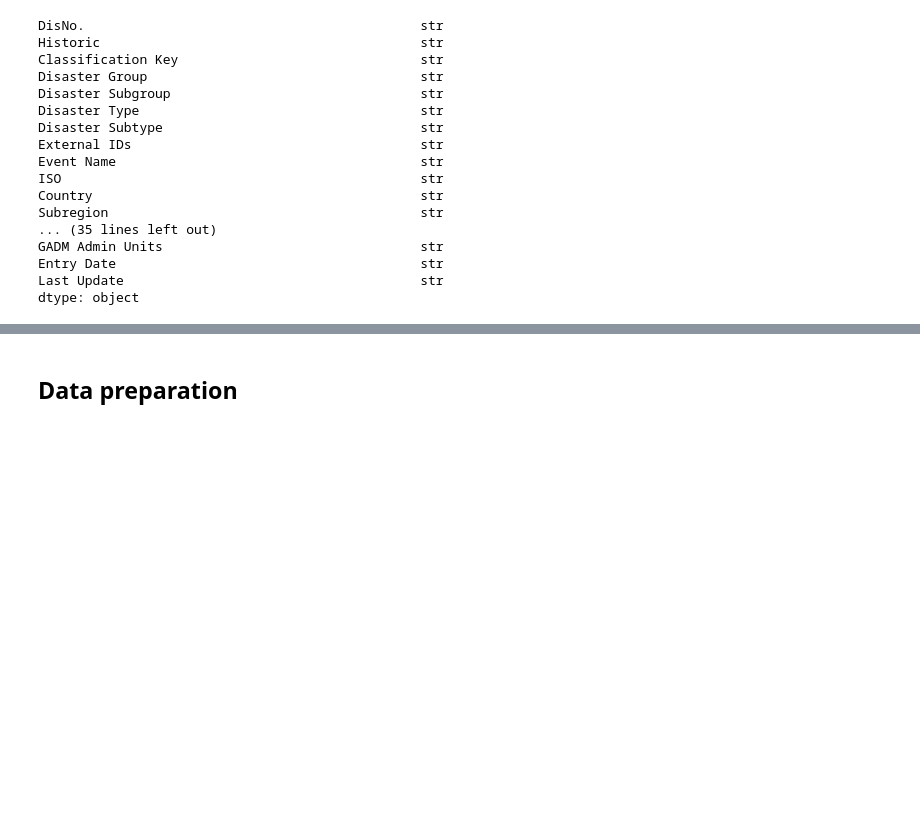
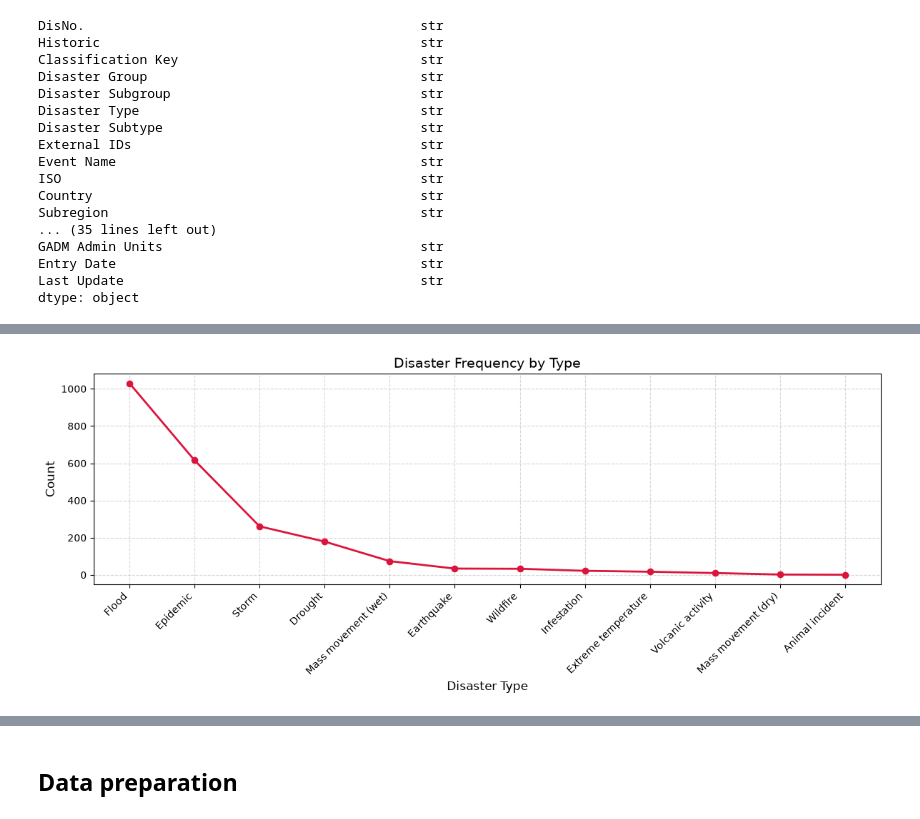
Before and after one commit to abelkk/Africa-Disaster-Impact-Predictor, a Jupyter notebook: noteboooks/app.ipynb, the cells around one changed output, grey strips where cells are left out. Saved outputs shown, nothing was run; the diff lists cells and outputs as text; code cells hidden in the pictures; blank space fills up the shorter version.

```diff
--- a/noteboooks/app.ipynb
+++ b/noteboooks/app.ipynb
@@ -64,0 +127,4 @@ dtype: object
+# %%
+df_2=df.drop(columns=columns_to_drop)
+print(f"Original columns: {df.shape[1]}")
+print(f"Cleaned columns:  {df_2.shape[1]}")
@@ -64,0 +194,15 @@ dtype: object
+# %%
+disaster_counts = df_2["Disaster Type"].value_counts()
+# %%
+plt.figure(figsize=(12, 5))
+plt.plot(disaster_counts.index, disaster_counts.values, marker='o', color='crimson', linewidth=2)
+
+plt.title('Disaster Frequency by Type', fontsize=14)
+plt.xlabel('Disaster Type', fontsize=12)
+plt.ylabel('Count', fontsize=12)
+plt.xticks(rotation=45, ha='right')
+plt.grid(True, linestyle='--', alpha=0.5)
+plt.tight_layout()
+plt.show()
+# %% [output]
+[figure, added]
```
Also changed, not shown: parts of 14 cells of this notebook.
